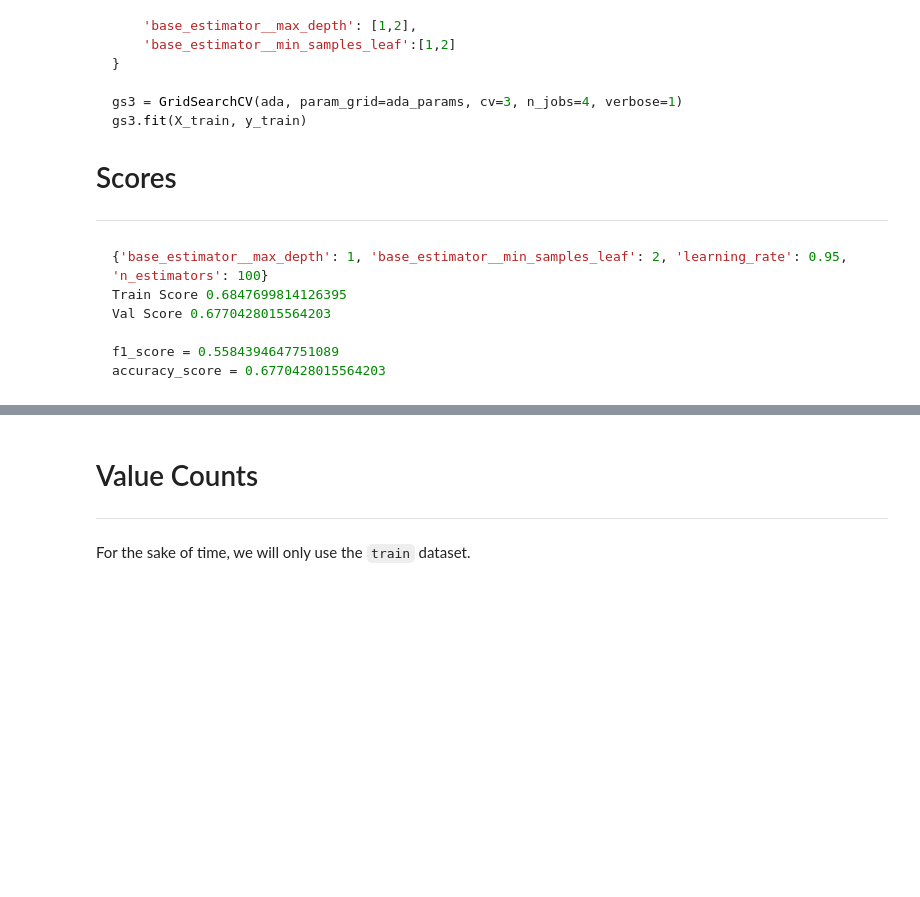
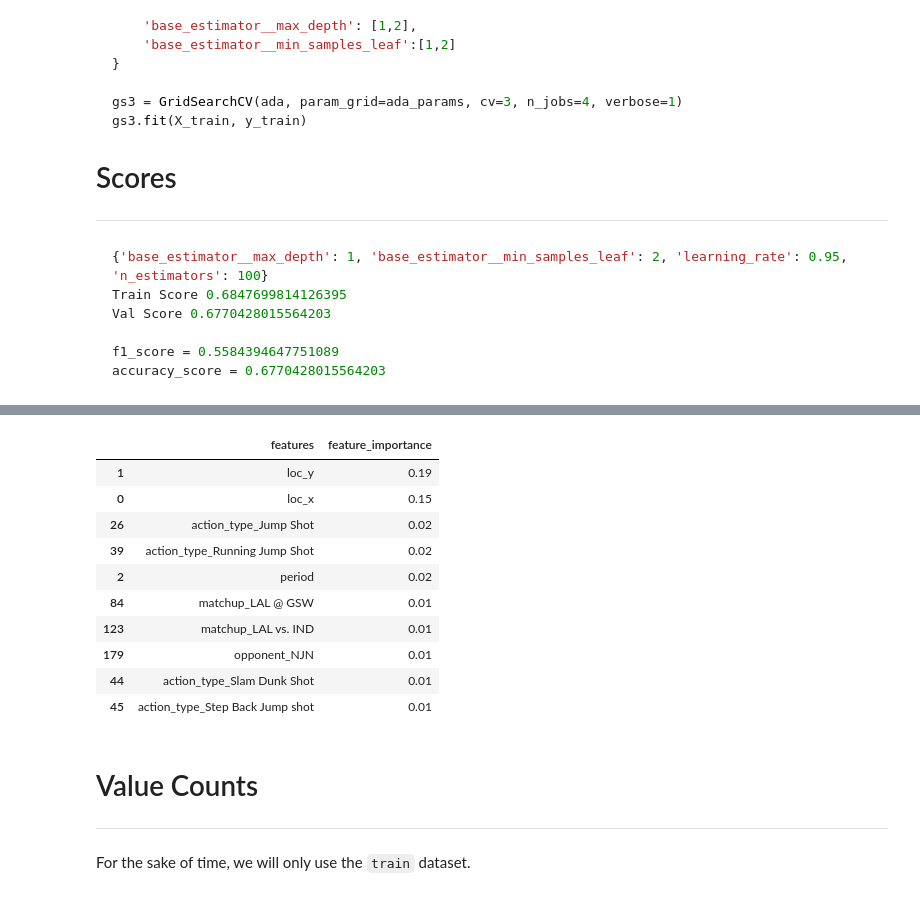
Before and after one commit to laternader/RIP24and2, a Jupyter notebook: kobe-EDA.ipynb, the cells around one changed output, grey strips where cells are left out. Saved outputs shown, nothing was run; the diff lists cells and outputs as text; code cells hidden in the pictures; blank space fills up the shorter version.

Commit message:
show feature importance of ADA model

```diff
--- a/kobe-EDA.ipynb
+++ b/kobe-EDA.ipynb
@@ -122,3 +129,19 @@ ada = pickle.load(open('assets/ada_model.pkl','rb'))
+# %%
+# pickled feature importances
+feature_importance = pickle.load(open('assets/ada_featureimportance.pkl','rb'))
+feature_importance.sort_values('feature_importance',ascending=False).head(10)
+# %% [output]
+|  | features | feature_importance |
+| 1 | loc_y | 0.19 |
+| 0 | loc_x | 0.15 |
+| 26 | action_type_Jump Shot | 0.02 |
+| 39 | action_type_Running Jump Shot | 0.02 |
+| 2 | period | 0.02 |
+| 84 | matchup_LAL @ GSW | 0.01 |
+| 123 | matchup_LAL vs. IND | 0.01 |
+| 179 | opponent_NJN | 0.01 |
+| 44 | action_type_Slam Dunk Shot | 0.01 |
+| 45 | action_type_Step Back Jump shot | 0.01 |
 # %% [markdown]
 # Value Counts
 
```
Also changed, not shown: parts of 3 cells of this notebook.
